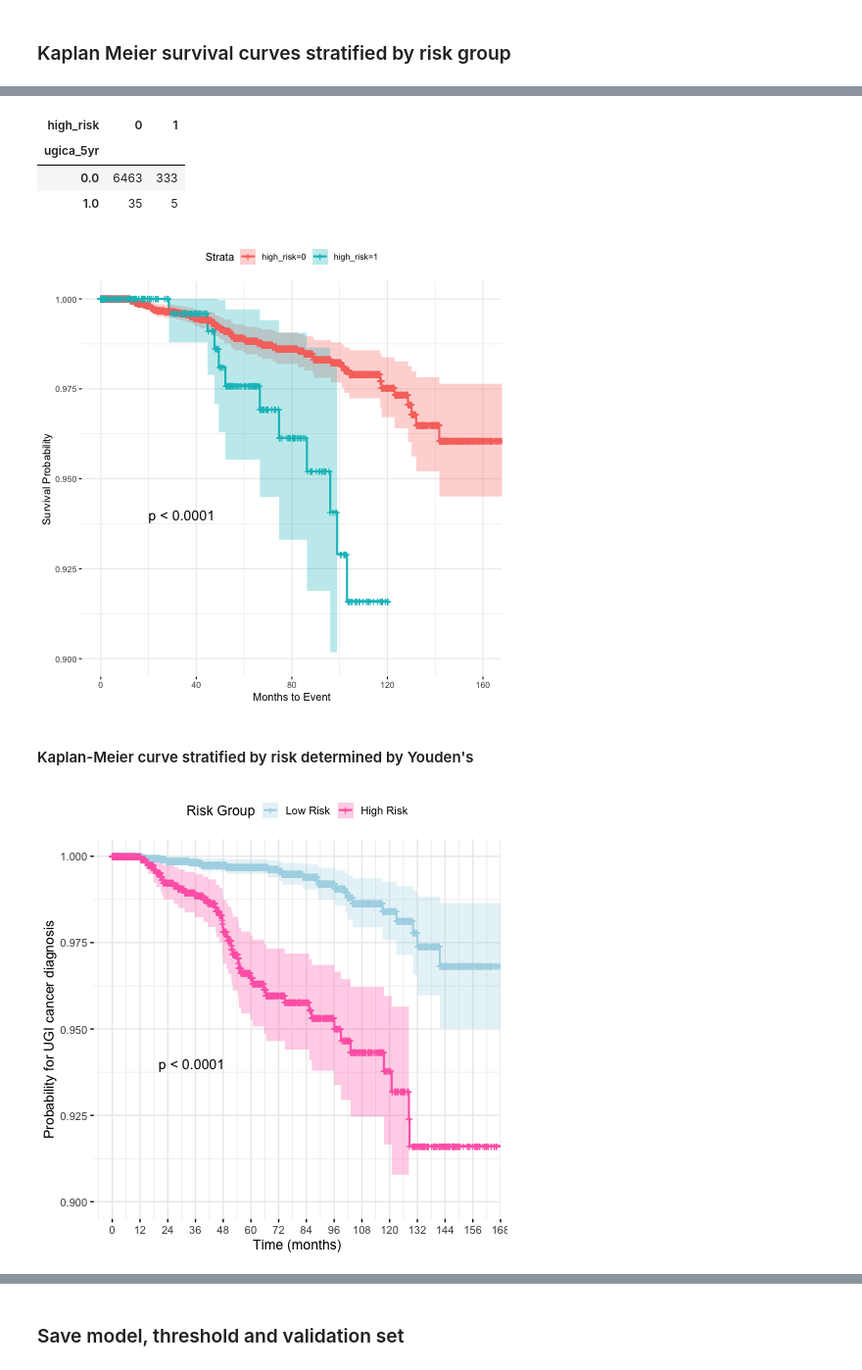
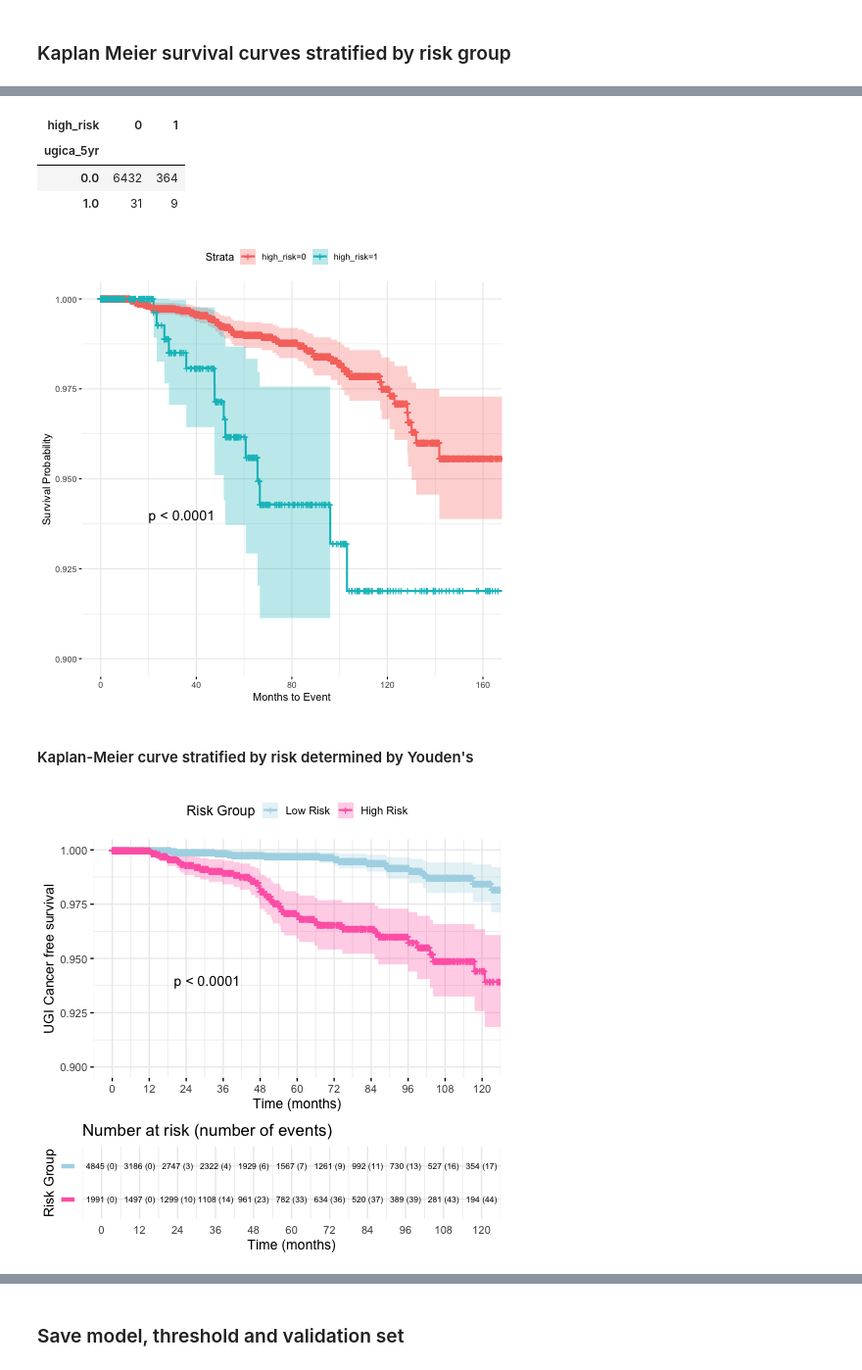
Before and after one commit to alyssayc/ugi-risk, a Jupyter notebook: notebook/analysis_1.ipynb, the cells around one changed output, grey strips where cells are left out. Shown at 98% size. Saved outputs shown, nothing was run; the diff lists cells and outputs as text; code cells hidden in the pictures.

```diff
--- a/notebook/analysis_1.ipynb
+++ b/notebook/analysis_1.ipynb
@@ -106,15 +106,3 @@ ro.globalenv['multivariate_filename'] = str(multivariate_filename)
 ro.globalenv['validation_set_filename'] = str(validation_set_filename)
 # %% [markdown]
 ## Univariate analysis
-# %%
-%%R
-# Ignore these columns
-cols_to_ignore <- c(
-    'months_to_event', 'ugica', 'ugica_ESCC', 'ugica_EAC', 'ugica_CGC', 'ugica_NCGC',
-    'death', 'subtype', 'visit_year', 'diagnosis_year', 'encounter_type', 'social_language',
-    'days_to_event', 'days_to_dx', 'days_to_death',
-    "eac_risk_factors_screening", "meets_screening",
-    "hgball_baseline_imputed_mean"
-)
-
-subtype_outcomes <- c('ugica_ESCC', 'ugica_EAC', 'ugica_CGC', 'ugica_NCGC')
@@ -479,7 +474,7 @@ plot_roc_gg <- function(event, risk) {
     FPR = 1 - roc_obj$specificities,
     TPR = roc_obj$sensitivities
   )
-  auroc <- round(auc(roc_obj), 2)
+  auroc <- round(auc(roc_obj), 3)
 
   ggplot(df, aes(x = FPR, y = TPR)) +
     geom_line(color = "navyblue", size = 1.2) +  # Better color
@@ -492,11 +487,12 @@ plot_roc_gg <- function(event, risk) {
       y = "True Positive Rate (Sensitivity)"
     ) +
     coord_equal() +
-    theme_minimal(base_size = 14) +
+    theme_minimal(base_size = 16) +
     theme(
       plot.title = element_text(hjust = 0.5, face = "bold"),
       axis.title = element_text(face = "bold"),
-      panel.grid.minor = element_blank()
+      panel.grid.minor = element_blank(),
+      plot.margin = margin(10, 60, 10, 10)  # top, right, bottom, left (in pts)
     )
 }
 
@@ -964,8 +1043,8 @@ pd.crosstab(df_validation_risk.ugica_5yr, df_validation_risk.high_risk)
 # %% [output]
 | high_risk | 0 | 1 |
 | ugica_5yr |  |  |
-| 0.0 | 6463 | 333 |
-| 1.0 | 35 | 5 |
+| 0.0 | 6432 | 364 |
+| 1.0 | 31 | 9 |
 # %%
 # Pass dataframe to R to analyze
 pass_df(df_validation_risk, 'r_df_validation_risk')
@@ -989,37 +1068,41 @@ g <- ggsurvplot(
 
 g$plot
 # %% [output]
-[figure, old version]
+[figure, new version]
 # %% [markdown]
 #### Kaplan-Meier curve stratified by risk determined by Youden's
 # %%
 %%R
 library(survival)
 library(survminer)
 
 surv_obj <- Surv(time = r_df_validation_risk$time, event = r_df_validation_risk$event_ugica)
 fit <- survfit(surv_obj ~ high_risk_youden, data = r_df_validation_risk)
 
 g <- ggsurvplot(
   fit,
   data = r_df_validation_risk,
-  risk.table = TRUE,
+  risk.table = 'nrisk_cumevents', # TRUE for just risk counts
+  cumcensor = FALSE,
+  cumevents = FALSE,
   pval = TRUE,
   pval.coord = c(20, 0.94),  # adjust as needed
   conf.int = TRUE,
   xlab = "Time (months)",
-  ylab = "Probability for UGI cancer diagnosis",
+  ylab = "UGI Cancer free survival",
+  xlim = c(0, 120),
   ylim = c(0.90, 1),
   break.time.by = 12,
   legend.title = "Risk Group",
   legend.labs = c("Low Risk", "High Risk"),
   ggtheme = theme_minimal(base_size = 14),
   palette = c("lightblue", "hotpink"),
-  risk.table.height = 0.2,
-  risk.table.y.text.col = TRUE,
-  risk.table.y.text = FALSE
+  risk.table.height = 0.3,
+  risk.table.y.text.col = TRUE, # shows risk group label as color
+  risk.table.y.text = FALSE, # shows risk group label as text
+  risk.table.fontsize = 3
 )
 
-g$plot
+print(g)
 # %% [output]
-[figure, old version]
+[figure, new version]
```
Also changed, not shown: parts of 23 cells of this notebook, 5 other files.
